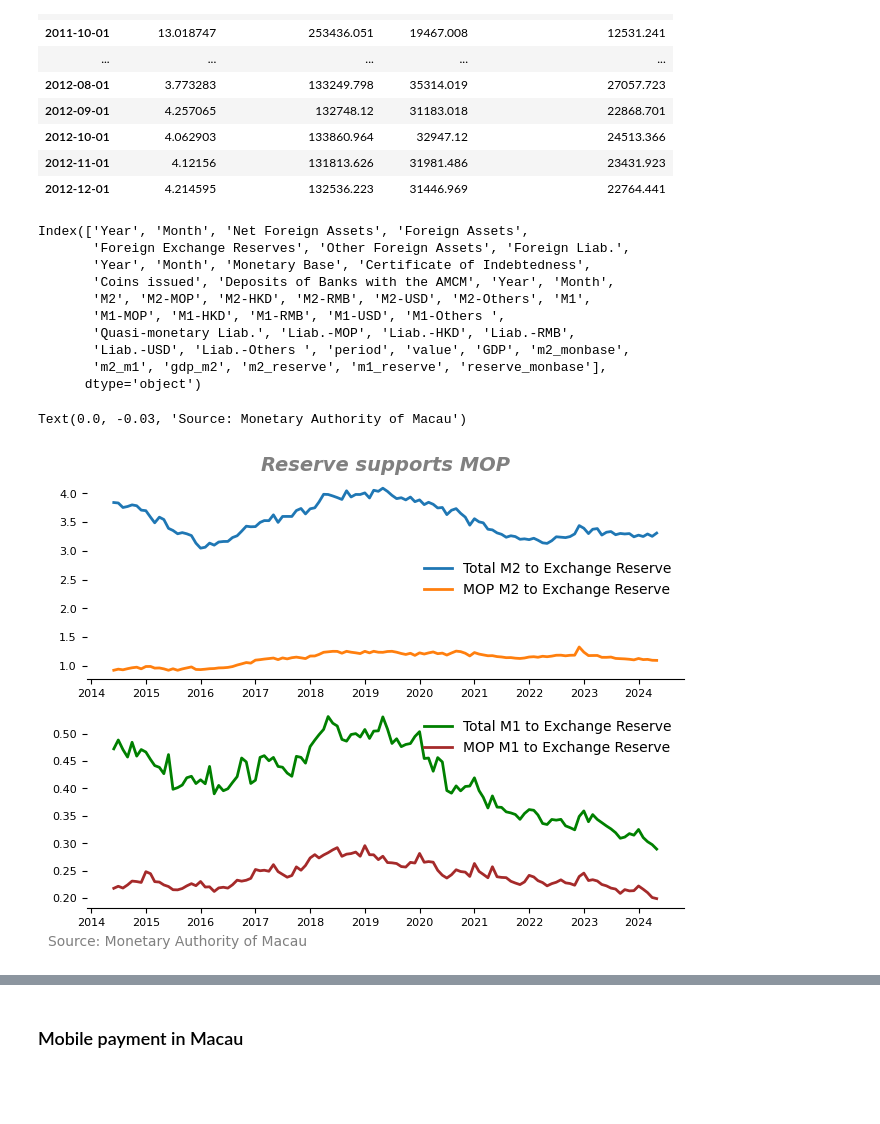
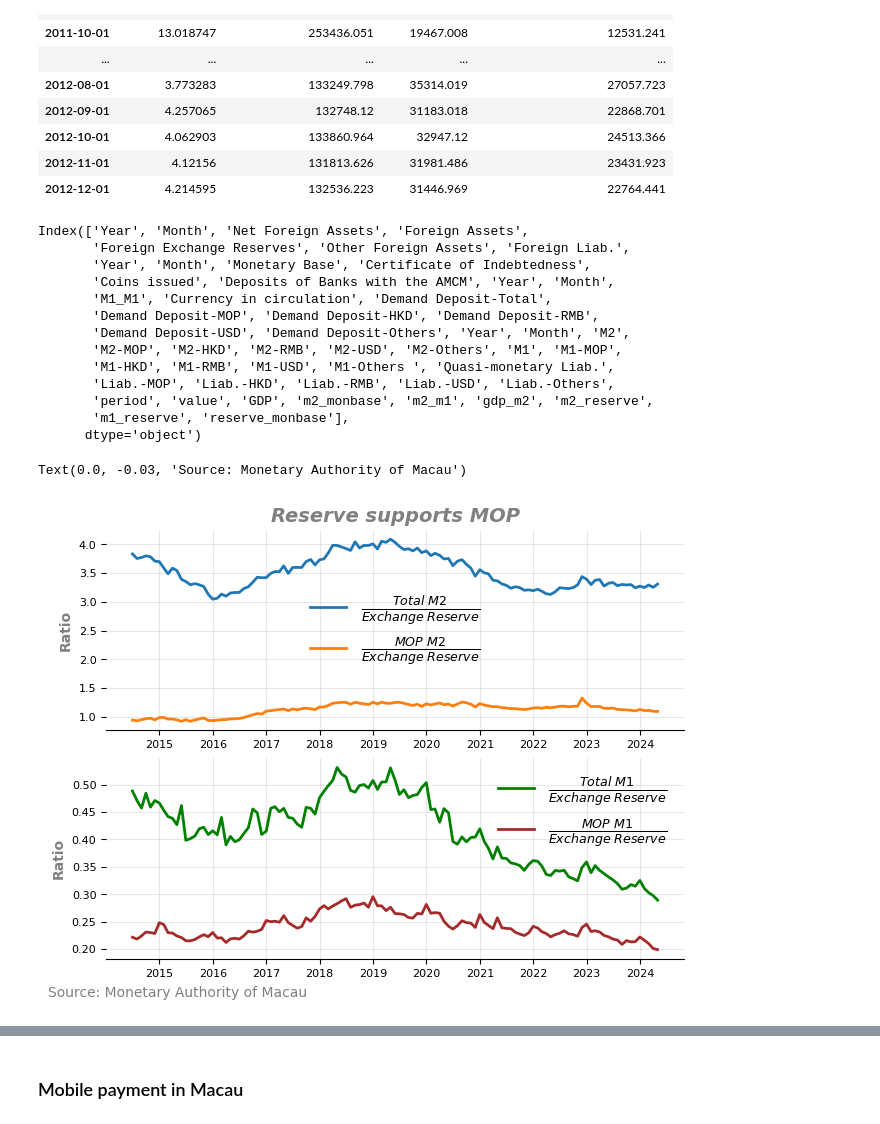
Before and after one commit to mogcai/BCPLP, a Jupyter notebook: Macau.ipynb, the cells around one changed output, grey strips where cells are left out. Saved outputs shown, nothing was run; the diff lists cells and outputs as text; code cells hidden in the pictures; blank space fills up the shorter version.

```diff
--- a/Macau.ipynb
+++ b/Macau.ipynb
@@ -9,11 +7,36 @@ import matplotlib.pyplot as plt
 # %% [markdown]
 ### M1/M2
 # %%
-url='https://cdn.amcm.gov.mo/uploads/attachment/2024-07/1_Money_75.xlsx'
+url='https://cdn.amcm.gov.mo/uploads/attachment/2024-08/1_Money_76.xlsx'
 headers = {'User-Agent': 'Mozilla/5.0 (Macintosh; Intel Mac OS X 10_10_1) AppleWebKit/537.36 (KHTML, like Gecko) Chrome/39.0.2171.95 Safari/537.36'}
 r=requests.get(url, headers=headers)
 if r.ok:
     data=r
+# %%
+df=pd.read_excel(io.BytesIO(data.content), sheet_name='M1')
+df.head()
+
+col=['Year', 'Month', 'M1_M1','Currency in circulation',
+ 'Demand Deposit-Total',
+ 'Demand Deposit-MOP',
+ 'Demand Deposit-HKD',
+ 'Demand Deposit-RMB',
+ 'Demand Deposit-USD',
+ 'Demand Deposit-Others']
+
+df.columns=col
+df=df[11:].replace('..', 0)
+
+
+def fnd_previous(pos, lst):
+    return fnd_previous(pos-1, lst) if lst[pos][1] is None else lst[pos][1]
+
+lst = list(enumerate(df['Year'].replace(np.nan, None)))
+df['Year'] = [fnd_previous(i, lst) for i, _ in lst]
+df=df.dropna()
+df['Date']=pd.to_datetime(df.apply(lambda row: f"{row['Year']}-{row['Month']}", axis=1))
+df=df.set_index('Date')
+df_m1=df
 # %%
 df=pd.read_excel(io.BytesIO(data.content), sheet_name='M2')
 # col=[re.sub(r'\(.*?\)', '', i[0][1]) if (i[1][1]==None) else re.sub(r'\(.*?\)', '', i[1][1]) for i in
@@ -34,7 +57,7 @@ col=['Year', 'Month', 'M2','M2-MOP',
  'Liab.-HKD',
  'Liab.-RMB',
  'Liab.-USD',
- 'Liab.-Others ']
+ 'Liab.-Others']
 df.columns=col
 df=df[13:].replace('..', 0)
 
@@ -47,7 +70,8 @@ df['Year'] = [fnd_previous(i, lst) for i, _ in lst]
 df=df.dropna()
 df['Date']=pd.to_datetime(df.apply(lambda row: f"{row['Year']}-{row['Month']}", axis=1))
 df=df.set_index('Date')
-df_money=df
+df_m2=df
+df_money=pd.concat([df_m1, df_m2], axis=1)
 # %% [markdown]
 ### Foreign Assets/Monetary Base
 # %%
@@ -246,39 +323,43 @@ Index(['Year', 'Month', 'Net Foreign Assets', 'Foreign Assets',
        'Foreign Exchange Reserves', 'Other Foreign Assets', 'Foreign Liab.',
        'Year', 'Month', 'Monetary Base', 'Certificate of Indebtedness',
        'Coins issued', 'Deposits of Banks with the AMCM', 'Year', 'Month',
-       'M2', 'M2-MOP', 'M2-HKD', 'M2-RMB', 'M2-USD', 'M2-Others', 'M1',
-       'M1-MOP', 'M1-HKD', 'M1-RMB', 'M1-USD', 'M1-Others ',
-       'Quasi-monetary Liab.', 'Liab.-MOP', 'Liab.-HKD', 'Liab.-RMB',
-       'Liab.-USD', 'Liab.-Others ', 'period', 'value', 'GDP', 'm2_monbase',
-       'm2_m1', 'gdp_m2', 'm2_reserve', 'm1_reserve', 'reserve_monbase'],
+       'M1_M1', 'Currency in circulation', 'Demand Deposit-Total',
+       'Demand Deposit-MOP', 'Demand Deposit-HKD', 'Demand Deposit-RMB',
+       'Demand Deposit-USD', 'Demand Deposit-Others', 'Year', 'Month', 'M2',
+       'M2-MOP', 'M2-HKD', 'M2-RMB', 'M2-USD', 'M2-Others', 'M1', 'M1-MOP',
+       'M1-HKD', 'M1-RMB', 'M1-USD', 'M1-Others ', 'Quasi-monetary Liab.',
+       'Liab.-MOP', 'Liab.-HKD', 'Liab.-RMB', 'Liab.-USD', 'Liab.-Others',
+       'period', 'value', 'GDP', 'm2_monbase', 'm2_m1', 'gdp_m2', 'm2_reserve',
+       'm1_reserve', 'reserve_monbase'],
       dtype='object')
 # %%
 df['m2_mop_reserve']=df['M2-MOP']/df['Foreign Exchange Reserves']
 df['m1_mop_reserve']=df['M1-MOP']/df['Foreign Exchange Reserves']
 # df['reserve_monbase']=df['Foreign Exchange Reserves']/df['Monetary Base']
 
 fig, axs = plt.subplots(2, 1, layout='constrained')
-axs[0].plot(df['m2_reserve'][-120:], label='Total M2 to Exchange Reserve', linewidth=2)
-axs[0].plot(df['m2_mop_reserve'][-120:], label='MOP M2 to Exchange Reserve', linewidth=2)
+axs[0].plot(df['m2_reserve'][-120:], label=r'$\frac{Total\ M2}{Exchange\ Reserve}$', linewidth=2)
+axs[0].plot(df['m2_mop_reserve'][-120:], label=r'$\frac{MOP\ M2}{Exchange\ Reserve}$', linewidth=2)
 # axs[0].set_xlabel('Year')
 axs[0].set_title('Reserve supports MOP', fontsize=14,
             fontstyle='italic', fontweight='bold', color='grey')
 
-axs[1].plot(df['m1_reserve'][-120:], label='Total M1 to Exchange Reserve', color='green', linewidth=2)
-axs[1].plot(df['m1_mop_reserve'][-120:], label='MOP M1 to Exchange Reserve', color='brown', linewidth=2)
+axs[1].plot(df['m1_reserve'][-120:], label=r'$\frac{Total\ M1}{Exchange\ Reserve}$', color='green', linewidth=2)
+axs[1].plot(df['m1_mop_reserve'][-120:], label=r'$\frac{MOP\ M1}{Exchange\ Reserve}$', color='brown', linewidth=2)
 # axs[1].set_xlabel('Year')
 
 
 # Hide the all but the bottom spines (axis lines)
 for ax in axs:
     ax.spines["right"].set_visible(False)
     ax.spines["left"].set_visible(False)
     ax.spines["top"].set_visible(False)
-    # ax.grid(True)
-    ax.legend(frameon=False)
+    ax.grid(True, alpha=0.3)
+    ax.legend(frameon=False, prop={'size': 13, 'weight': 'bold'})
+    ax.set_ylabel('Ratio',color='grey')
 
 # fig.text(0.0, -0.03, 'Source: Monetary Authority of Macau, Macau Statistics and Census Service')
 fig.text(0.0, -0.03, 'Source: Monetary Authority of Macau', color='grey')
 # %% [output]
 Text(0.0, -0.03, 'Source: Monetary Authority of Macau')
-[figure, old version]
+[figure, new version]
```
Also changed, not shown: parts of 24 cells of this notebook, 1 other file.
